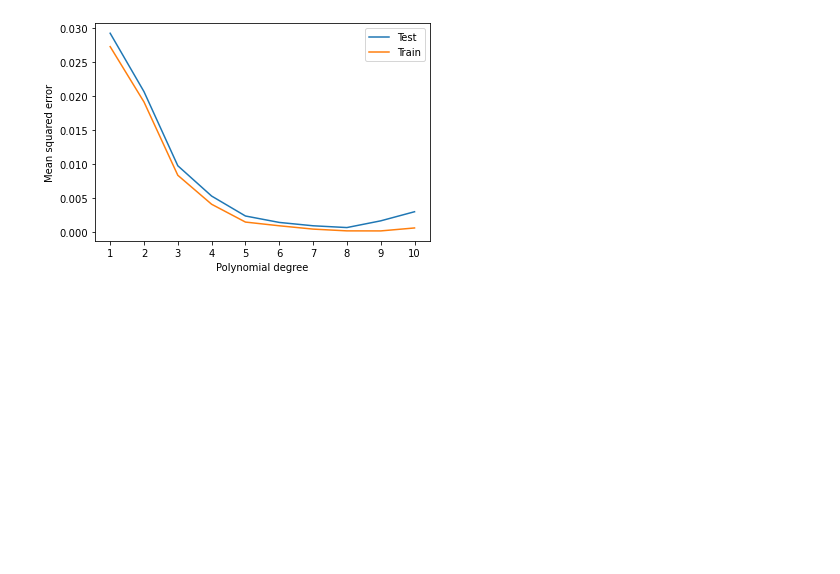
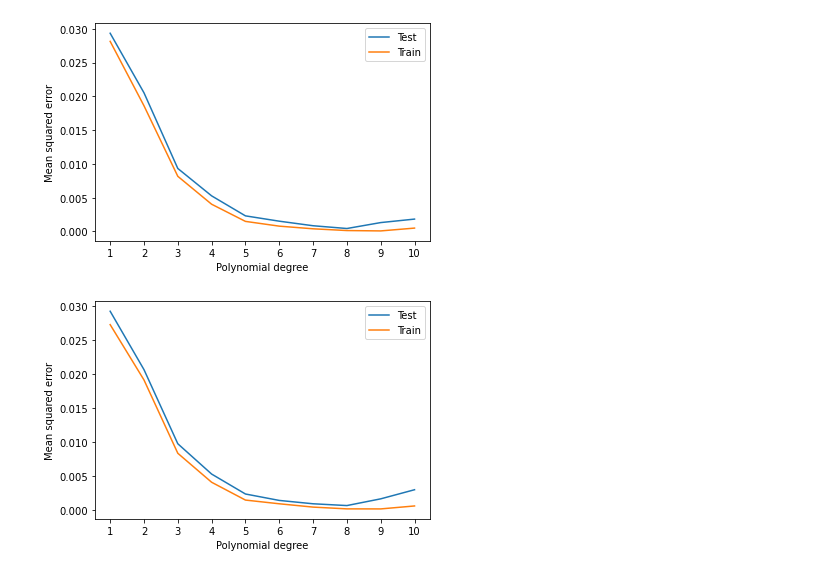
Before and after one commit to OdaLangrekken/FYS-STK4155, a Jupyter notebook: Project1/project1_code/notebooks/bootstrap_Franke.ipynb, the cells around one changed output. Saved outputs shown, nothing was run; the diff lists cells and outputs as text; code cells hidden in the pictures; blank space fills up the shorter version.

```diff
--- a/Project1/notebooks/bootstrap_Franke.ipynb
+++ b/Project1/project1_code/notebooks/bootstrap_Franke.ipynb
@@ -30,6 +30,18 @@ x = np.random.uniform(0, 1, data_size)
 y = np.random.uniform(0, 1, data_size)
 
 z = FrankeFunction(x, y) + np.random.normal(loc=0, scale=error_std)
+# %%
+mse_bs_train = []
+mse_bs_test = []
+
+for i in range(1, pol_degree + 1):
+    X = create_design_matrix(x, y, i)
+    mse_test, mse_sample = bootstrap(X, z, 5, sample_size=int(0.8*len(z)))
+    mse_bs_train.append(mse_sample)
+    mse_bs_test.append(mse_test)
+plot_mse_per_poldegree(mse_bs_train, mse_bs_test, pol_degree)
+# %% [output]
+[figure, added]
 # %%
 mse_bs_train = []
 mse_bs_test = []
```
Also changed, not shown: parts of 1 cell of this notebook, 6 other files.
